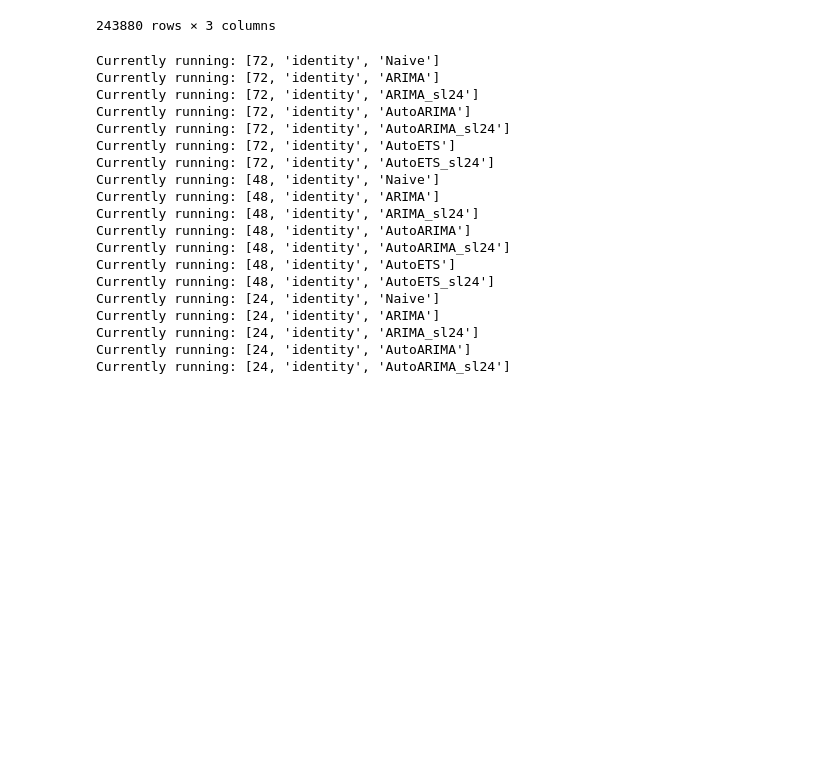
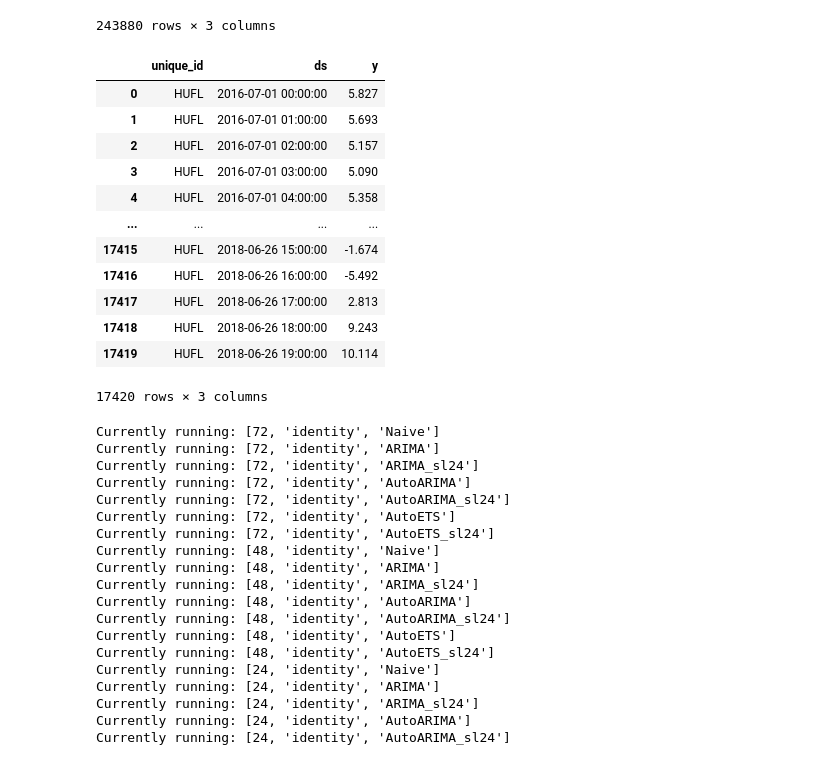
Before and after one commit to Just-Luca/StatsForecastLab, a Jupyter notebook: test_statsmacrocast.ipynb, the cells around one changed output. Drawn from its saved outputs; the diff is of its cells as text; code cells hidden in the pictures; blank space fills up the shorter version.

```diff
--- a/test_statsmacrocast.ipynb
+++ b/test_statsmacrocast.ipynb
@@ -24,6 +24,22 @@ df_1
 | 243878 | OT.1 | 2018-06-26 18:00:00 | 6.05272 |
 | 243879 | OT.1 | 2018-06-26 19:00:00 | 6.05272 |
 243880 rows × 3 columns
+# %%
+df_1[df_1["unique_id"] == "HUFL"]
+# %% [output]
+|  | unique_id | ds | y |
+| 0 | HUFL | 2016-07-01 00:00:00 | 5.827 |
+| 1 | HUFL | 2016-07-01 01:00:00 | 5.693 |
+| 2 | HUFL | 2016-07-01 02:00:00 | 5.157 |
+| 3 | HUFL | 2016-07-01 03:00:00 | 5.090 |
+| 4 | HUFL | 2016-07-01 04:00:00 | 5.358 |
+| ... | ... | ... | ... |
+| 17415 | HUFL | 2018-06-26 15:00:00 | -1.674 |
+| 17416 | HUFL | 2018-06-26 16:00:00 | -5.492 |
+| 17417 | HUFL | 2018-06-26 17:00:00 | 2.813 |
+| 17418 | HUFL | 2018-06-26 18:00:00 | 9.243 |
+| 17419 | HUFL | 2018-06-26 19:00:00 | 10.114 |
+17420 rows × 3 columns
 # %%
 # from src.utils import get_id
 # get_id()
```
Also changed, not shown: 1 other file.
